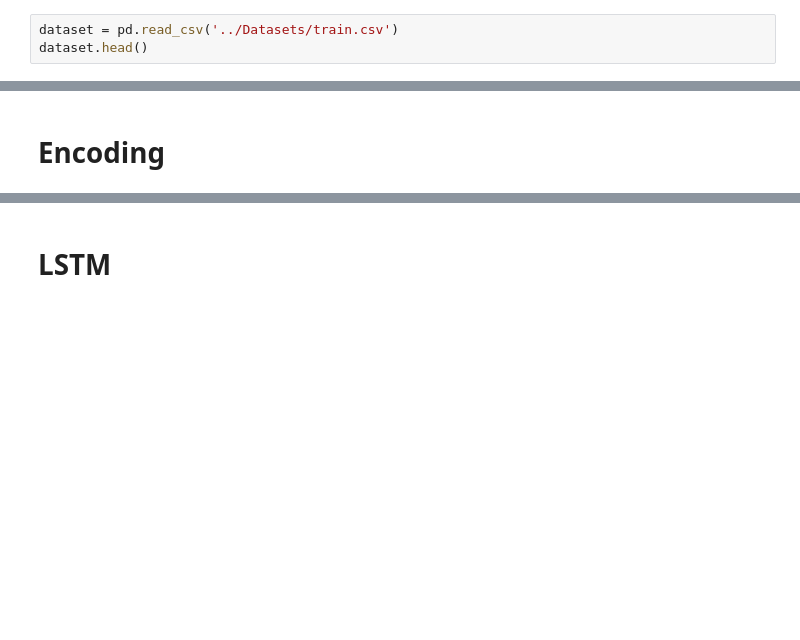
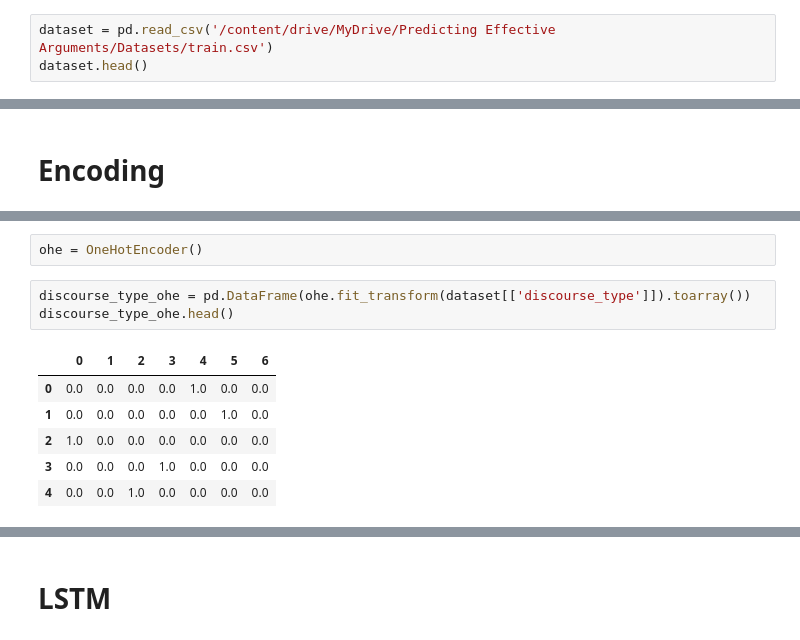
Before and after one commit to PriyeshDave/Kaggle-Competitions, a Jupyter notebook: Predicting Effective Arguments/Code/Modeling.ipynb, the cells around one changed output, grey strips where cells are left out. Drawn from its saved outputs; the diff is of its cells as text; blank space fills up the shorter version.

```diff
--- a/Predicting Effective Arguments/Code/Modeling.ipynb
+++ b/Predicting Effective Arguments/Code/Modeling.ipynb
@@ -9,5 +19,5 @@ from nltk.corpus import stopwords
 # %%
-dataset = pd.read_csv('../Datasets/train.csv')
+dataset = pd.read_csv('/content/drive/MyDrive/Predicting Effective Arguments/Datasets/train.csv')
 dataset.head()
 # %% [output]
 |  | discourse_id | essay_id | discourse_text | discourse_type | discourse_effectiveness |
@@ -74,0 +93,12 @@ dataset.head()
+# %%
+ohe = OneHotEncoder()
+# %%
+discourse_type_ohe = pd.DataFrame(ohe.fit_transform(dataset[['discourse_type']]).toarray())
+discourse_type_ohe.head()
+# %% [output]
+|  | 0 | 1 | 2 | 3 | 4 | 5 | 6 |
+| 0 | 0.0 | 0.0 | 0.0 | 0.0 | 1.0 | 0.0 | 0.0 |
+| 1 | 0.0 | 0.0 | 0.0 | 0.0 | 0.0 | 1.0 | 0.0 |
+| 2 | 1.0 | 0.0 | 0.0 | 0.0 | 0.0 | 0.0 | 0.0 |
+| 3 | 0.0 | 0.0 | 0.0 | 1.0 | 0.0 | 0.0 | 0.0 |
+| 4 | 0.0 | 0.0 | 1.0 | 0.0 | 0.0 | 0.0 | 0.0 |
```
Also changed, not shown: parts of 24 cells of this notebook.
